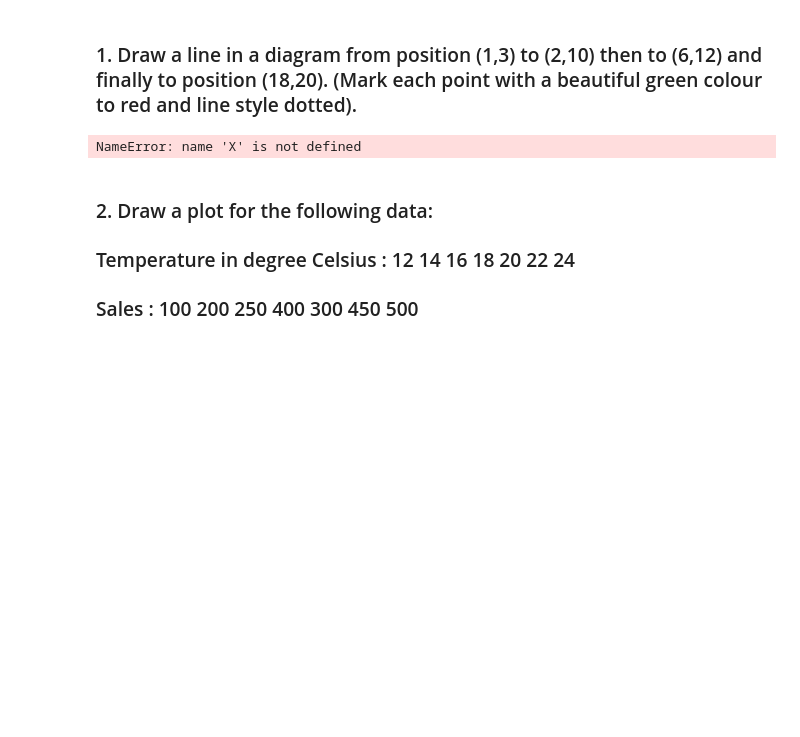
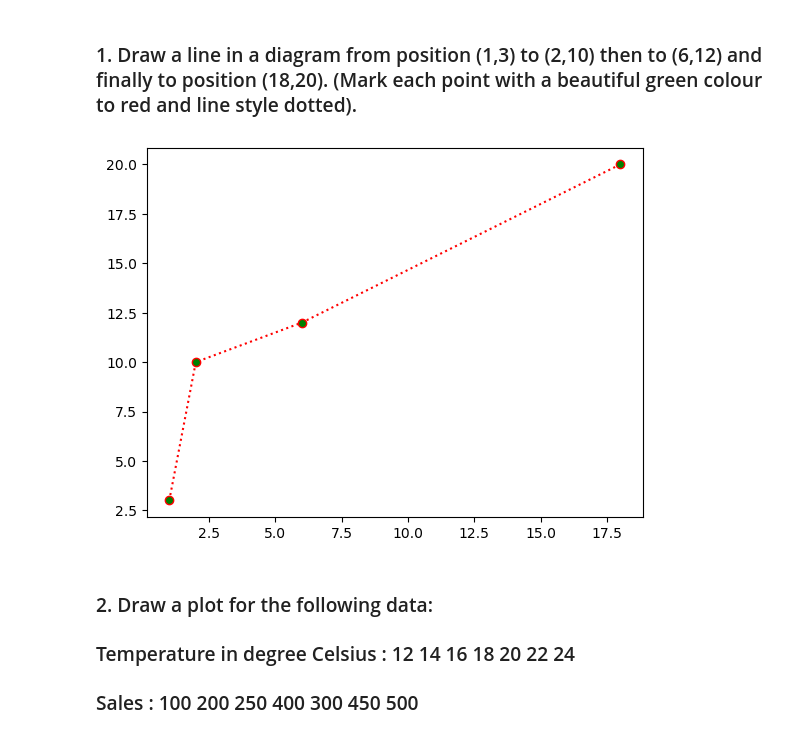
Before and after one commit to Anandv0007/S3_MCA, a Jupyter notebook: DATA SCIENCE/Matplotlib.ipynb, the cells around one changed output. Cells and saved outputs as stored; diff of their text form; code cells hidden in the pictures; blank space fills up the shorter version.

```diff
--- a/DATA SCIENCE/Matplotlib.ipynb
+++ b/DATA SCIENCE/Matplotlib.ipynb
@@ -5,11 +6,11 @@ import matplotlib.pyplot as plt
 # %%
 x = [1,2,6,18]
 y = [3,10,12,20]
 
-plt.plot(x,y,color="red", maker='o', makerfacecolor='green', linestyle='dotted')
+plt.plot(x,y,color="red", marker='o', markerfacecolor='green', linestyle='dotted')
 plt.show()
 # %% [output]
-NameError: name 'X' is not defined
+[figure, added]
 # %% [markdown]
 ### 2. Draw a plot for the following data:
 ### Temperature in degree Celsius : 12 14 16 18 20 22 24
```
Also changed, not shown: parts of 5 cells of this notebook, 1 other file.
